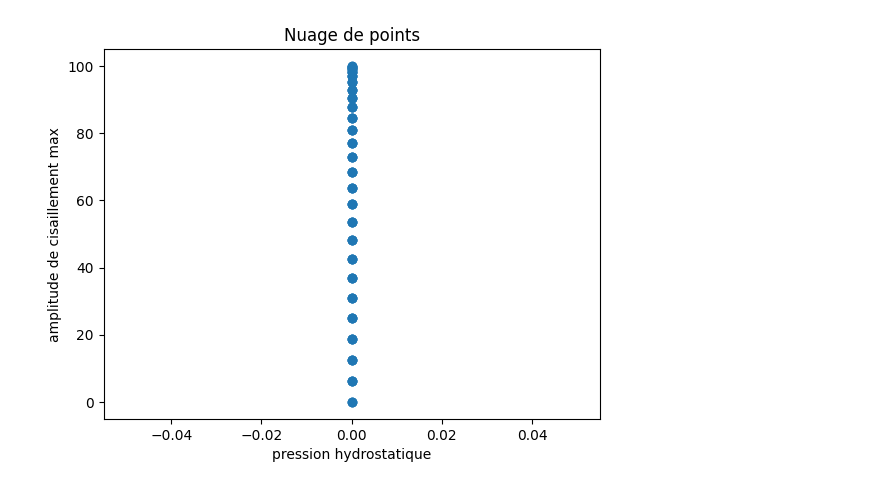
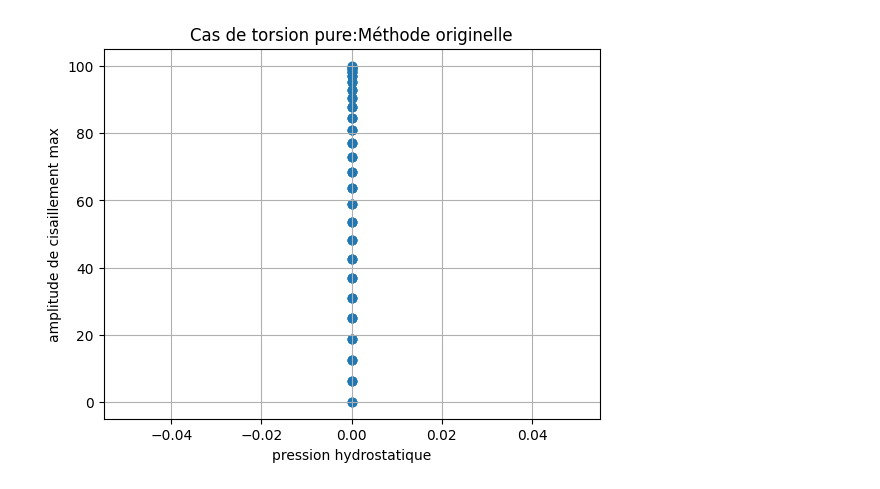
Before and after one commit to tiffank1802/DangVan, a Jupyter notebook: old/app.ipynb, the cells around one changed output. Saved outputs shown, nothing was run; the diff lists cells and outputs as text; code cells hidden in the pictures.

```diff
--- a/old/app.ipynb
+++ b/old/app.ipynb
@@ -45,4 +45,4 @@ dv.traceNuage(points1)
 # %%
-dv.traceNuage(points2)
+dv.traceNuageOrt(points2)
 # %% [output]
-[figure, old version]
+[figure, new version]
```
Also changed, not shown: parts of 16 cells of this notebook, 8 other files.
